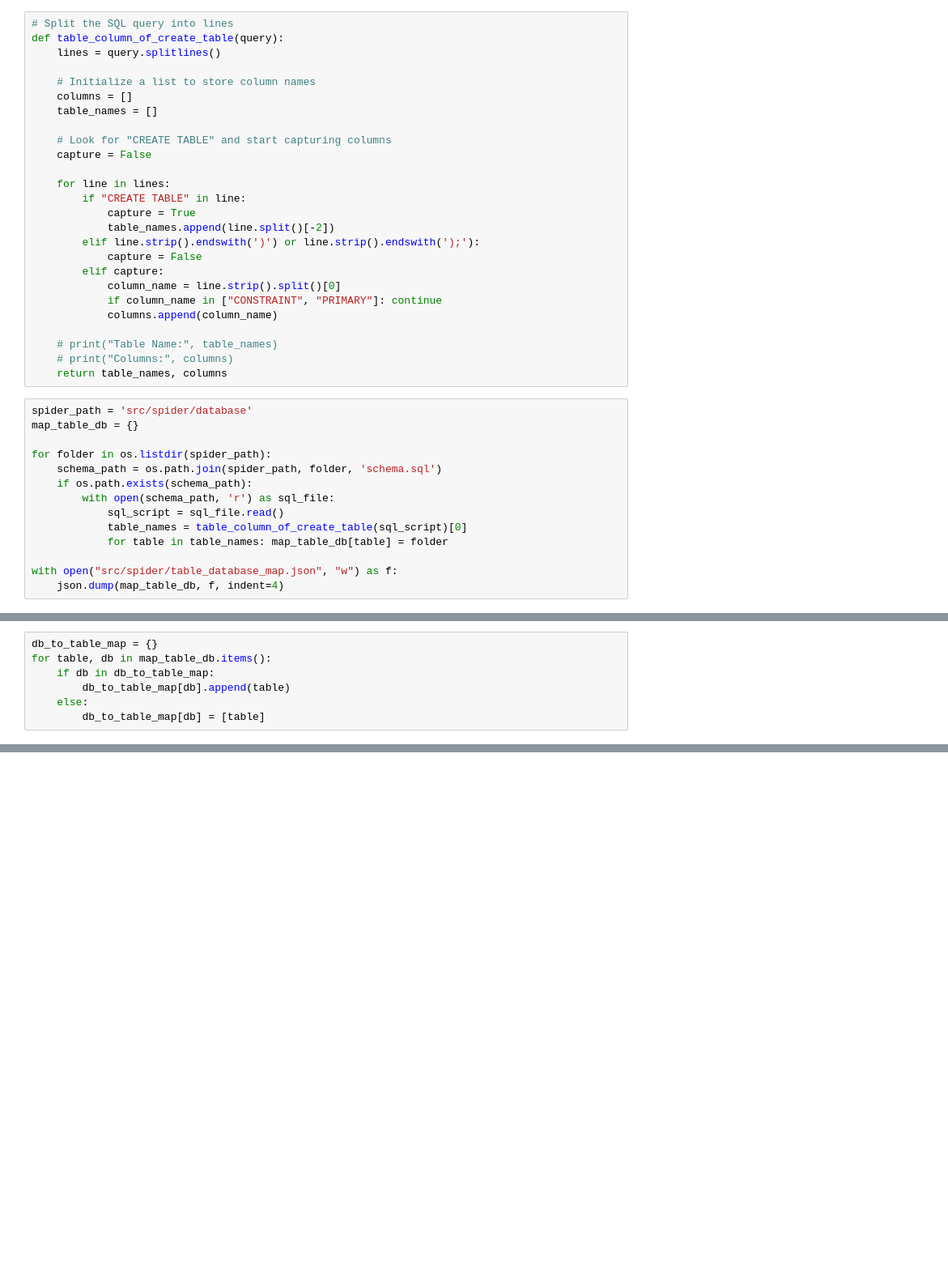
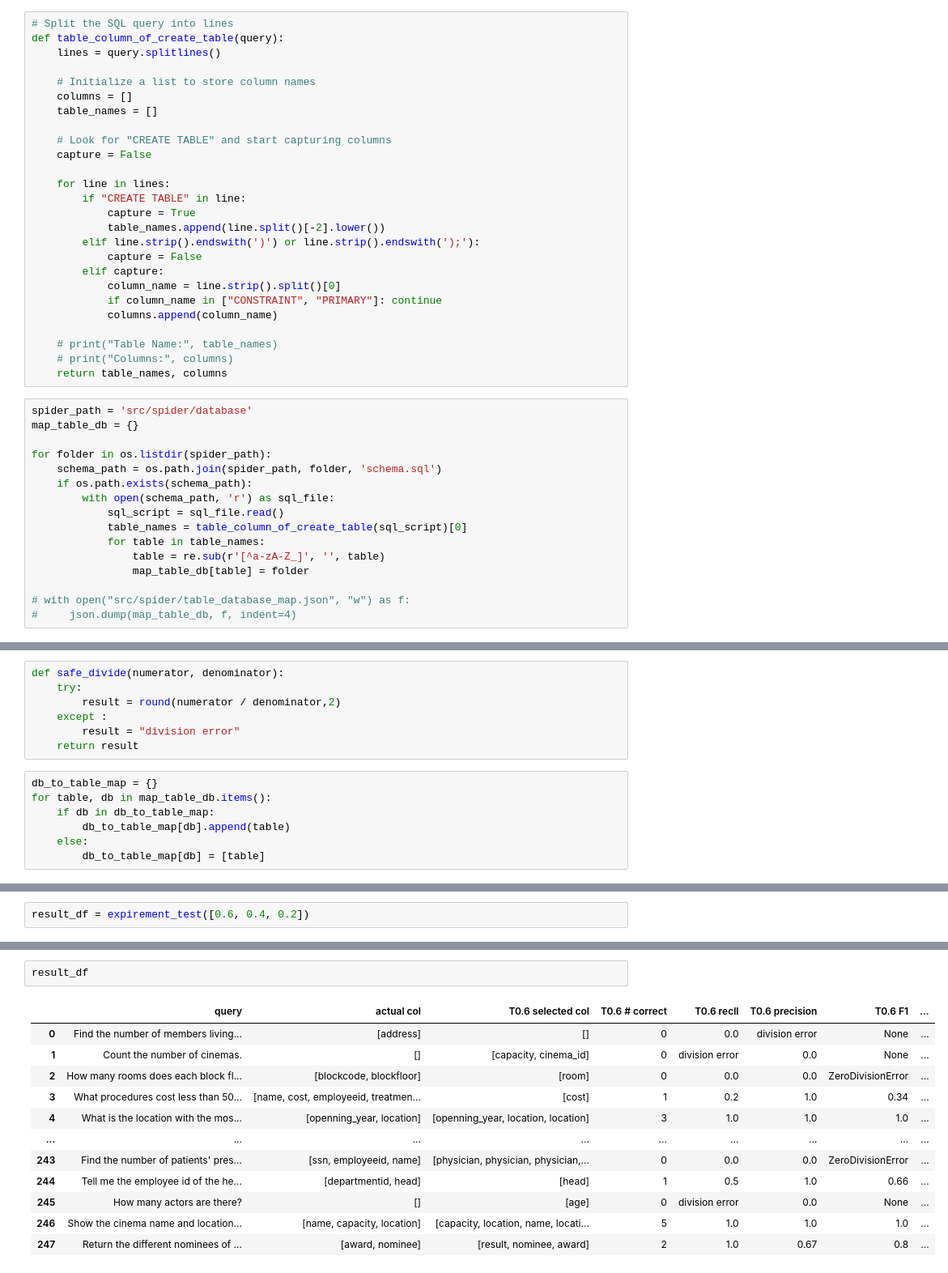
Before and after one commit to ThanawatTP/ChatQ, a Jupyter notebook: schema-link.ipynb, the cells around one changed output, grey strips where cells are left out. Shown at 81% size. Saved outputs shown, nothing was run; the diff lists cells and outputs as text; blank space fills up the shorter version.

Commit message:
expirement result tet into dataframe

```diff
--- a/schema-link.ipynb
+++ b/schema-link.ipynb
@@ -232,7 +194,7 @@ def table_column_of_create_table(query):
     for line in lines:
         if "CREATE TABLE" in line:
             capture = True
-            table_names.append(line.split()[-2])
+            table_names.append(line.split()[-2].lower())
         elif line.strip().endswith(')') or line.strip().endswith(');'):
             capture = False
         elif capture:
@@ -253,10 +215,12 @@ for folder in os.listdir(spider_path):
         with open(schema_path, 'r') as sql_file:
             sql_script = sql_file.read()
             table_names = table_column_of_create_table(sql_script)[0]
-            for table in table_names: map_table_db[table] = folder
+            for table in table_names:
+                table = re.sub(r'[^a-zA-Z_]', '', table)
+                map_table_db[table] = folder
 
-with open("src/spider/table_database_map.json", "w") as f:
-    json.dump(map_table_db, f, indent=4)
+# with open("src/spider/table_database_map.json", "w") as f:
+#     json.dump(map_table_db, f, indent=4)
 # %%
 sql_extract_token_type = {
             sqlparse.sql.IdentifierList, sqlparse.sql.Where,
@@ -283,6 +247,13 @@ def columns_by_split(sql_query:str, all_columns:list):
         if token in all_columns:
             columns.append(token)
     return columns
+# %%
+def safe_divide(numerator, denominator):
+    try:
+        result = round(numerator / denominator,2)
+    except :
+        result = "division error"
+    return result
 # %%
 db_to_table_map = {}
 for table, db in map_table_db.items():
@@ -406,0 +470,2 @@ Precision: 0.25
+# %%
+result_df = expirement_test([0.6, 0.4, 0.2])
@@ -406,0 +490,15 @@ Precision: 0.25
+# %%
+result_df
+# %% [output]
+|  | query | actual col | T0.6 selected col | T0.6 # correct | T0.6 recll | T0.6 precision | T0.6 F1 | ... |
+| 0 | Find the number of members living... | [address] | [] | 0 | 0.0 | division error | None | ... |
+| 1 | Count the number of cinemas. | [] | [capacity, cinema_id] | 0 | division error | 0.0 | None | ... |
+| 2 | How many rooms does each block fl... | [blockcode, blockfloor] | [room] | 0 | 0.0 | 0.0 | ZeroDivisionError | ... |
+| 3 | What procedures cost less than 50... | [name, cost, employeeid, treatmen... | [cost] | 1 | 0.2 | 1.0 | 0.34 | ... |
+| 4 | What is the location with the mos... | [openning_year, location] | [openning_year, location, location] | 3 | 1.0 | 1.0 | 1.0 | ... |
+| ... | ... | ... | ... | ... | ... | ... | ... | ... |
+| 243 | Find the number of patients' pres... | [ssn, employeeid, name] | [physician, physician, physician,... | 0 | 0.0 | 0.0 | ZeroDivisionError | ... |
+| 244 | Tell me the employee id of the he... | [departmentid, head] | [head] | 1 | 0.5 | 1.0 | 0.66 | ... |
+| 245 | How many actors are there? | [] | [age] | 0 | division error | 0.0 | None | ... |
+| 246 | Show the cinema name and location... | [name, capacity, location] | [capacity, location, name, locati... | 5 | 1.0 | 1.0 | 1.0 | ... |
+| 247 | Return the different nominees of ... | [award, nominee] | [result, nominee, award] | 2 | 1.0 | 0.67 | 0.8 | ... |
```
Also changed, not shown: parts of 13 cells of this notebook, 2 other files.
